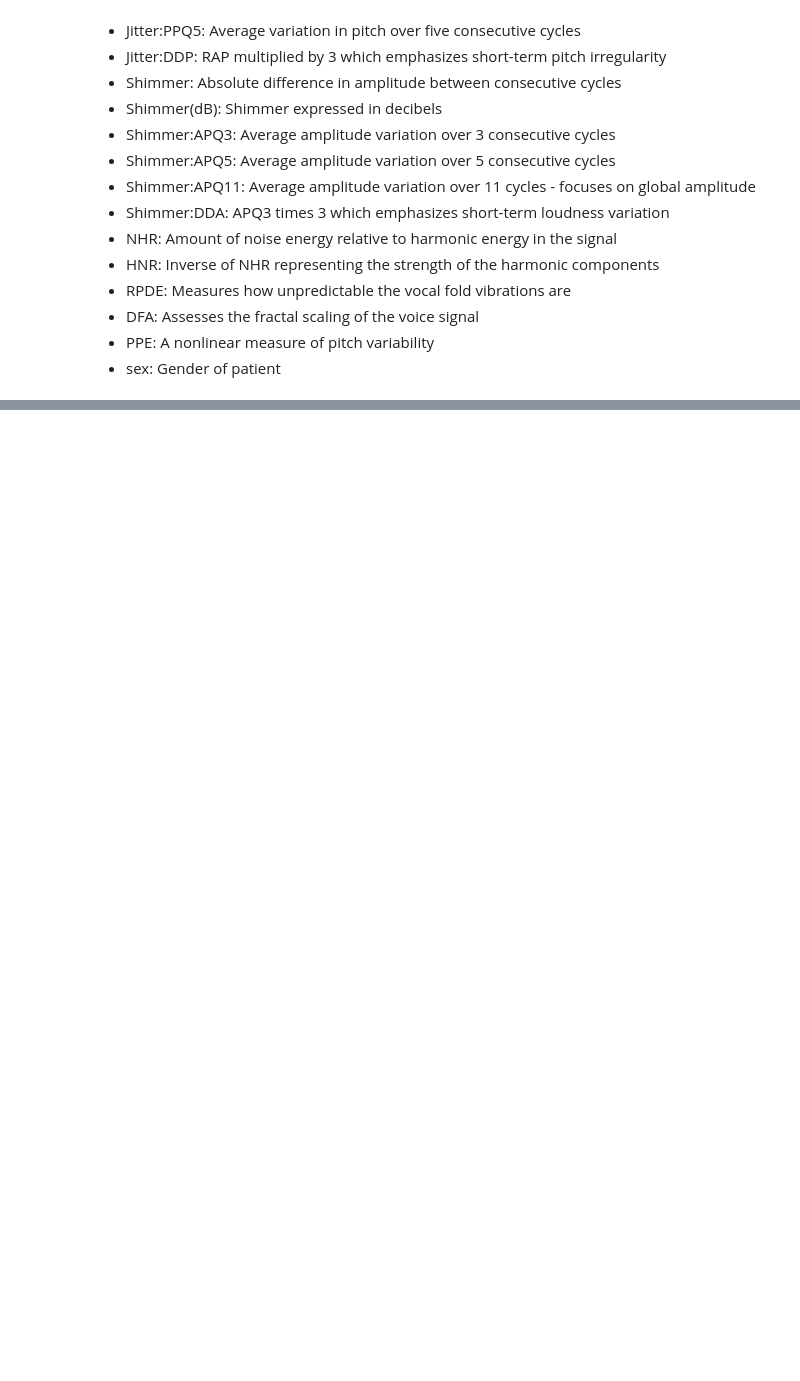
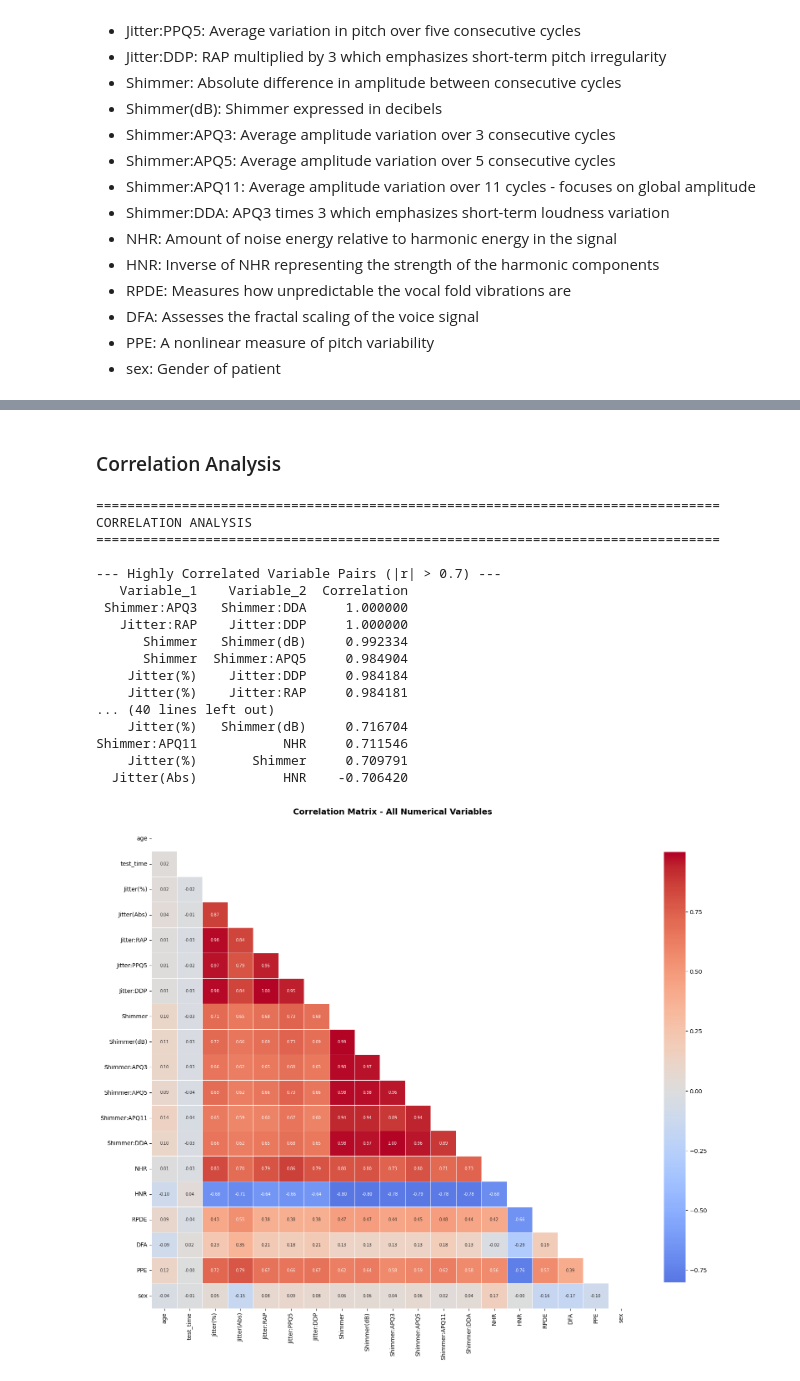
Before and after one commit to KBasdeo/CS668-Parkinsons, a Jupyter notebook: cs668-parkinsons-severity.ipynb, the cells around one changed output, grey strips where cells are left out. Drawn from its saved outputs; the diff is of its cells as text; code cells hidden in the pictures; blank space fills up the shorter version.

```diff
--- a/cs668-parkinsons-severity.ipynb
+++ b/cs668-parkinsons-severity.ipynb
@@ -40,3 +47,9 @@ print(pt_features.shape, pt_target.shape)
 # %%
-pt_features.head()
+print(f"\nDataset Shape: {pt_features.shape[0]} rows × {pt_features.shape[1]} columns")
+print(f"\nColumn Names ({len(pt_features.columns)} total):")
+for i, col in enumerate(pt_features.columns, 1):
+    print(f"  {i:2d}. {col}")
+
+print("\n--- Data Types ---")
+print(pt_features.dtypes)
 # %% [output]
@@ -121,0 +359,59 @@ pt_features.describe()
+# %% [markdown]
+### Correlation Analysis
+# %%
+print("\n" + "="*80)
+print("CORRELATION ANALYSIS")
+print("="*80)
+
+# Calculate correlation matrix
+corr_matrix = pt_features[numerical_cols].corr()
+
+# Find highly correlated pairs
+high_corr_pairs = []
+for i in range(len(corr_matrix.columns)):
+    for j in range(i+1, len(corr_matrix.columns)):
+        if abs(corr_matrix.iloc[i, j]) > 0.7:  # Threshold: 0.7
+            high_corr_pairs.append({
+                'Variable_1': corr_matrix.columns[i],
+                'Variable_2': corr_matrix.columns[j],
+                'Correlation': corr_matrix.iloc[i, j]
+            })
+
+if high_corr_pairs:
+    high_corr_df = pd.DataFrame(high_corr_pairs).sort_values('Correlation',
+                                                               key=abs,
+                                                               ascending=False)
+    print("\n--- Highly Correlated Variable Pairs (|r| > 0.7) ---")
+    print(high_corr_df.to_string(index=False))
+else:
+    print("\n✓ No highly correlated pairs found (threshold: |r| > 0.7)")
+
+# Correlation heatmap
+plt.figure(figsize=(16, 14))
+mask = np.triu(np.ones_like(corr_matrix, dtype=bool))
+sns.heatmap(corr_matrix, mask=mask, annot=True, fmt='.2f', cmap='coolwarm',
+            center=0, square=True, linewidths=0.5, cbar_kws={"shrink": 0.8},
+            annot_kws={'size': 7})
+plt.title('Correlation Matrix - All Numerical Variables', fontsize=14, fontweight='bold', pad=20)
+plt.tight_layout()
+plt.savefig('correlation_heatmap_full.png', dpi=300, bbox_inches='tight')
+plt.show()
+# %% [output]
+================================================================================
+CORRELATION ANALYSIS
+================================================================================
+
+--- Highly Correlated Variable Pairs (|r| > 0.7) ---
+   Variable_1    Variable_2  Correlation
+ Shimmer:APQ3   Shimmer:DDA     1.000000
+   Jitter:RAP    Jitter:DDP     1.000000
+      Shimmer   Shimmer(dB)     0.992334
+      Shimmer  Shimmer:APQ5     0.984904
+    Jitter(%)    Jitter:DDP     0.984184
+    Jitter(%)    Jitter:RAP     0.984181
+... (40 lines left out)
+    Jitter(%)   Shimmer(dB)     0.716704
+Shimmer:APQ11           NHR     0.711546
+    Jitter(%)       Shimmer     0.709791
+  Jitter(Abs)           HNR    -0.706420
+[figure, added]
```
Also changed, not shown: parts of 30 cells of this notebook.
